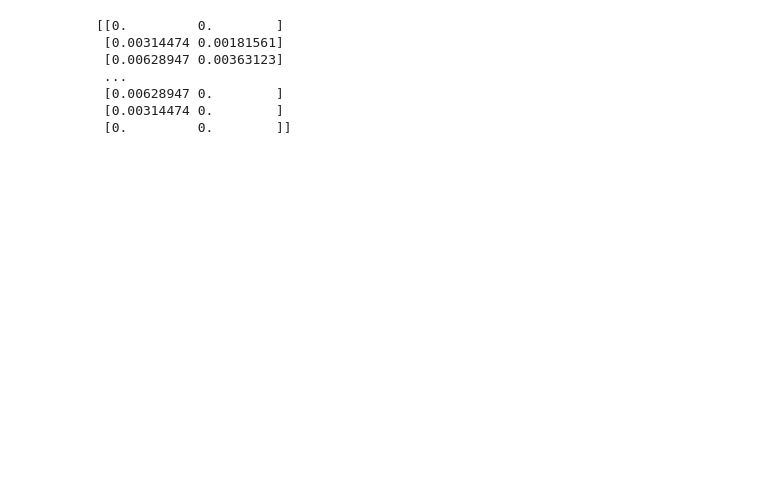
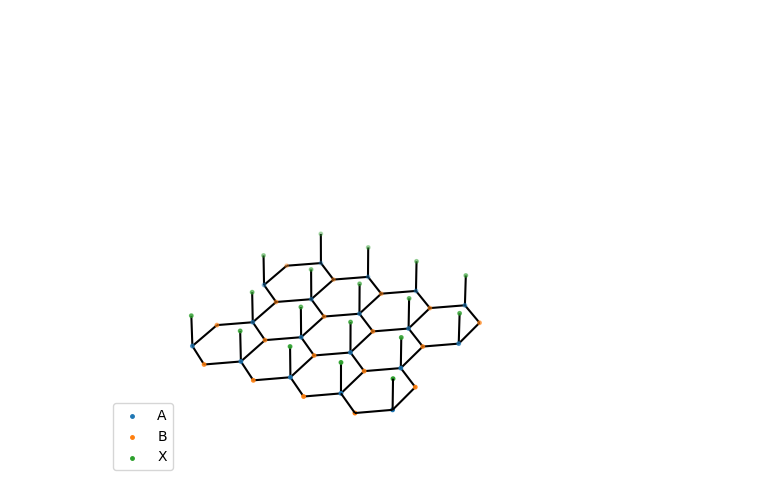
Before and after one commit to Ruberhauptmann/masters-thesis-manuscript, a Jupyter notebook: images/generate_lattice_images.ipynb, the cells around one changed output. Saved outputs shown, nothing was run; the diff lists cells and outputs as text; code cells hidden in the pictures; blank space fills up the shorter version.

```diff
--- a/images/generate_lattice_images.ipynb
+++ b/images/generate_lattice_images.ipynb
@@ -80,21 +73,35 @@ plt.savefig('graphene brillouin_zone.pdf', bbox_inches='tight')
 [figure]
-# %%
-path = lp.disptools.DispersionPath(dim=2)
-
-path.add(Gamma, "Gamma")
-path.add(M, "M")
-path.add(K, "K")
-
-path.x(a=a)
-path.cycle()
-
-vectors = path.build(n_sect=1000)
-print(vectors)
-# %% [output]
-[[0.         0.        ]
- [0.00314474 0.00181561]
- [0.00628947 0.00363123]
- ...
- [0.00628947 0.        ]
- [0.00314474 0.        ]
- [0.         0.        ]]
+# %%
+a_0 = 1
+a = np.sqrt(3) * a_0
+
+graphene_A = lp.Atom("A", radius=0.05)
+graphene_B = lp.Atom("B", radius=0.05)
+x_atom = lp.Atom("X", radius=0.05)
+
+basis = 0.5 * a * np.array([[1, np.sqrt(3), 0],
+                            [1, -np.sqrt(3), 0],
+                            [0, 0, 1]])
+
+latt = lp.Lattice(basis)
+
+
+latt.add_atom([0.5 * a, -0.5 * a / np.sqrt(3), 0], graphene_A)
+latt.add_atom([0.5 * a, 0.5 * a / np.sqrt(3), 0], graphene_B)
+latt.add_atom([0.5 * a, -0.5 * a / np.sqrt(3), 0.25 * a], x_atom)
+latt.add_connection(graphene_A, graphene_B, analyze=True)
+latt.add_connection(graphene_A, x_atom, analyze=True)
+
+structure = latt.build((7, 6, 0.8))
+
+ax = latt.plot()
+
+lp.plotting.hide_box(ax, axis=True)
+ax.set_axis_off()
+ax.set_zlim(0, 2.5)
+
+plt.legend(loc='lower left')
+
+plt.savefig('eg-x lattice.pdf', bbox_inches='tight')
+# %% [output]
+[figure, added]
```
Also changed, not shown: parts of 2 cells of this notebook, 15 other files.
